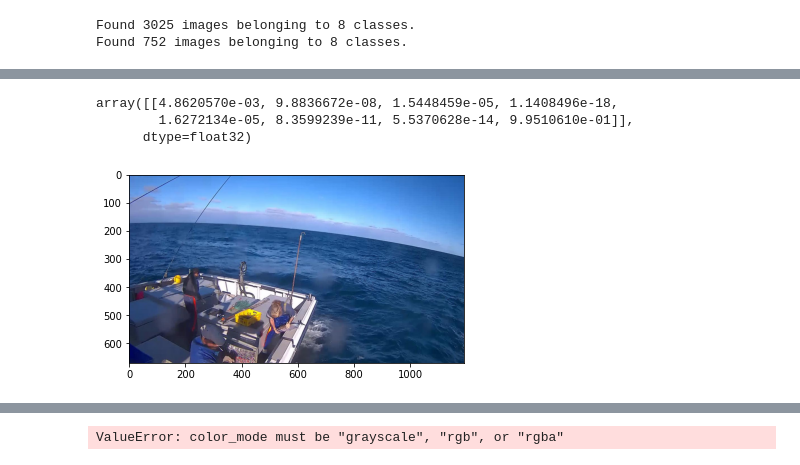
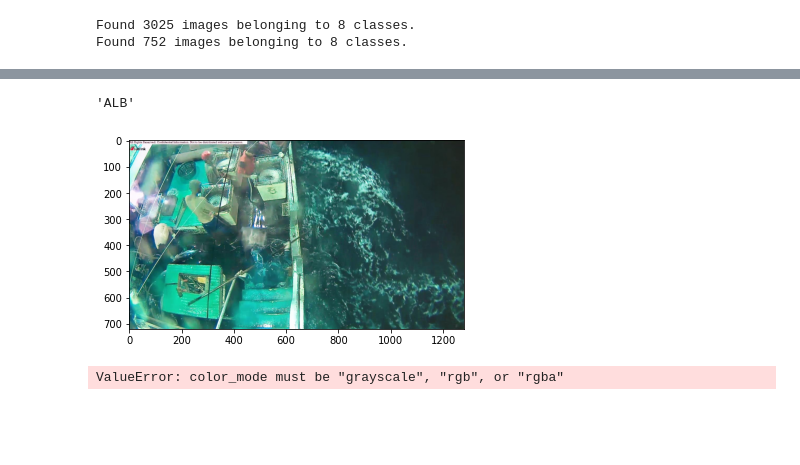
Before and after one commit to JakubGazewski/WTUM_7_2022, a Jupyter notebook: MyFishCNN/ryby.ipynb, the cells around one changed output, grey strips where cells are left out. Cells and saved outputs as stored; diff of their text form; code cells hidden in the pictures; blank space fills up the shorter version.

Commit message:
Photos improvement

```diff
--- a/MyFishCNN/ryby.ipynb
+++ b/MyFishCNN/ryby.ipynb
@@ -499,7 +523,7 @@ INFO:tensorflow:Assets written to: fish_model3\assets
 # %%
 from tensorflow import keras
 
-model = keras.models.load_model('fish_model')
+model = keras.models.load_model('corrected_photos_model1_batch4')
 # %%
 import IPython
 app = IPython.Application.instance()
@@ -524,10 +549,10 @@ def make_predictions(image_path):
     image = preprocess_input(image)
     preds = model.predict(image)
     return preds
-# %%
-make_predictions('D:\\the-nature-conservancy-fisheries-monitoring\\train/ALB/img_00032.jpg')
-# %% [output]
-array([[4.8620570e-03, 9.8836672e-08, 1.5448459e-05, 1.1408496e-18,
-        1.6272134e-05, 8.3599239e-11, 5.5370628e-14, 9.9510610e-01]],
-      dtype=float32)
-[figure, removed]
+# %%
+import numpy as np
+#prediction = make_predictions('C:\\programowanie\\RYBY2\\train\\ALB\\img_00032.jpg')
+prediction = make_predictions('C:\\programowanie\\RYBY2\\train\\ALB\\img_00019.jpg')
+ryby = ['ALB', 'BET', 'DOL', 'LAG', 'NoF', 'OTHER', 'SHARK', 'YFT']
+ryby[np.argmax(prediction)]
+# %% [output]
@@ -534,3 +560,5 @@ array([[4.8620570e-03, 9.8836672e-08, 1.5448459e-05, 1.1408496e-18,
+'ALB'
+[figure, added]
 # %%
 from tensorflow.keras.preprocessing import image as image_utils
 
```
Also changed, not shown: parts of 8 cells of this notebook, 16 other files.
